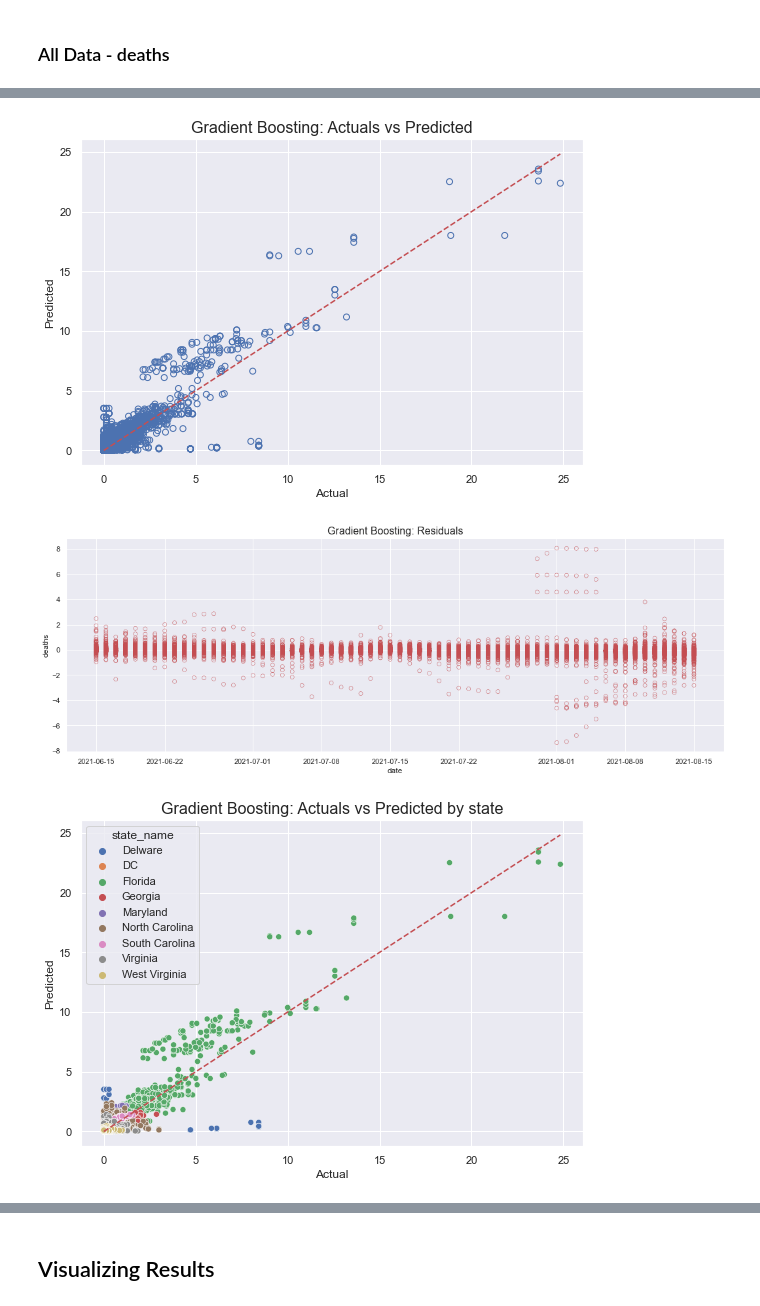
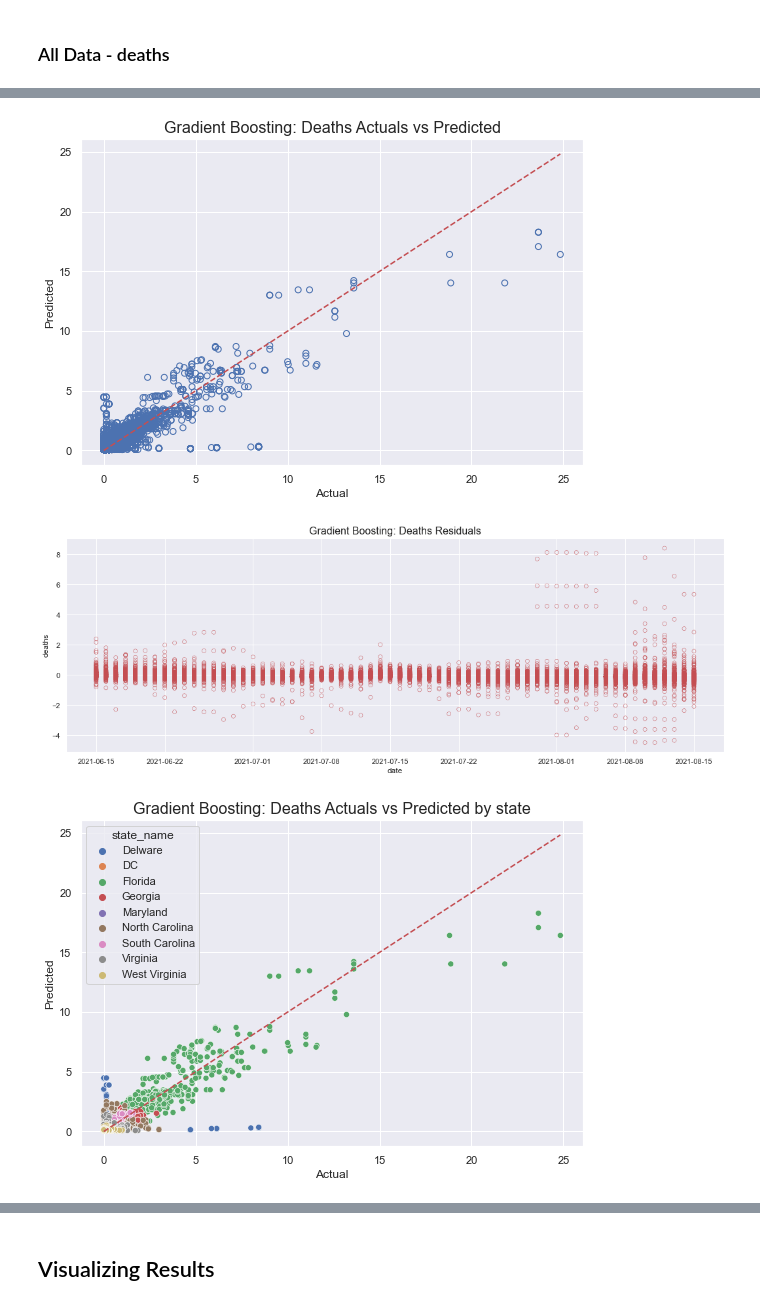
Before and after one commit to ehmartens/cs5644-project, a Jupyter notebook: Modeling Notebook.ipynb, the cells around one changed output, grey strips where cells are left out. Drawn from its saved outputs; the diff is of its cells as text; code cells hidden in the pictures.

Commit message:
Updating GB graphs/params

```diff
--- a/Modeling Notebook.ipynb
+++ b/Modeling Notebook.ipynb
@@ -91,7 +90,7 @@ unpivoted_deaths_test = unpivoted_deaths[unpivoted_deaths['date'] > train_end_da
 # %% [markdown]
 ## Plotting functions
 # %%
-def plot_predictions(y_test, y_pred, model_name=None):
+def plot_predictions(y_test, y_pred, model_name=None, target_name=None):
     plt.figure(figsize=(9,6))
     plt.scatter(y_test, y_pred, color='none', edgecolor='b')
     xymin = min(np.min(y_test), np.min(y_pred))
@@ -100,12 +99,12 @@ def plot_predictions(y_test, y_pred, model_name=None):
     plt.xlabel('Actual')
     plt.ylabel('Predicted')
     if model_name:
-        plt.title(f'{model_name}: Actuals vs Predicted', fontsize=16)
+        plt.title(f'{model_name}: {target_name} Actuals vs Predicted', fontsize=16)
     else:
         plt.title('Actuals vs Predicted', fontsize=16)
     plt.show()
 
-def plot_predictions_w_state(y_test, y_pred, unpivoted_test_df, model_name=None):
+def plot_predictions_w_state(y_test, y_pred, unpivoted_test_df, model_name=None, target_name=None):
     plt.figure(figsize=(9,6))
     sns.scatterplot(x=y_test, y=y_pred, hue=unpivoted_test_df['state_name'])
     xymin = min(np.min(y_test), np.min(y_pred))
@@ -114,34 +113,34 @@ def plot_predictions_w_state(y_test, y_pred, unpivoted_test_df, model_name=None)
     plt.xlabel('Actual')
     plt.ylabel('Predicted')
     if model_name:
-        plt.title(f'{model_name}: Actuals vs Predicted by state', fontsize=16)
+        plt.title(f'{model_name}: {target_name} Actuals vs Predicted by state', fontsize=16)
     else:
         plt.title('Actuals vs Predicted by state', fontsize=16)
     plt.show()
 
-def plot_residuals(X_test, residuals, model_name=None):
+def plot_residuals(X_test, residuals, model_name=None, target_name=None):
     plt.figure(figsize=(18, 6))
     sns.scatterplot(x=df['date'], y=residuals, color='none', edgecolor='r')
     if model_name:
-        plt.title(f'{model_name}: Residuals', fontsize=16)
+        plt.title(f'{model_name}: {target_name} Residuals', fontsize=16)
     else:
         plt.title('Residuals', fontsize=16)
     plt.show()
 
-def plot_residuals_w_state(X_test, residuals, unpivoted_test_df, model_name=None):
+def plot_residuals_w_state(X_test, residuals, unpivoted_test_df, model_name=None, target_name=None):
     plt.figure(figsize=(18, 6))
     sns.scatterplot(x=df['date'], y=residuals, hue=unpivoted_test_df['state_name'])
     if model_name:
-        plt.title(f'{model_name}: Residuals by state', fontsize=16)
+        plt.title(f'{model_name}: {target_name} Residuals by state', fontsize=16)
     else:
         plt.title('Residuals by state', fontsize=16)
     plt.show()
 # %% [markdown]
 ## Modeling functions
 # %%
-def run_full_pipeline(model, X_train, y_train, X_test, y_test, unpivoted_test_df, model_name=None):
+def run_full_pipeline(model, X_train, y_train, X_test, y_test, unpivoted_test_df, model_name=None, target_name=None):
     if model_name:
-        print(f'{model_name}')
+        print(f'{model_name}: {target_name}')
     # Cross validate and report scores:
     scores = modeler.cv_model(model, X_train, y_train)
     print('Cross-Validation Scores:')
@@ -154,10 +153,10 @@ def run_full_pipeline(model, X_train, y_train, X_test, y_test, unpivoted_test_df
     print(f'Time to fit model: {fit_time}')
     print(f'Time to fit model and predict: {fit_time}')
     # Plots
-    plot_predictions(y_test, y_pred, model_name)
-    plot_residuals(X_test, residuals, model_name)
-    plot_predictions_w_state(y_test, y_pred, unpivoted_test_df, model_name)
-    plot_residuals_w_state(X_test, residuals, unpivoted_test_df, model_name)
+    plot_predictions(y_test, y_pred, model_name, target_name)
+    plot_residuals(X_test, residuals, model_name, target_name)
+    plot_predictions_w_state(y_test, y_pred, unpivoted_test_df, model_name, target_name)
+    plot_residuals_w_state(X_test, residuals, unpivoted_test_df, model_name, target_name)
     return y_pred, residuals, rmse, r2, fit_time
 # %% [markdown]
 ## Linear Regression
@@ -229,7 +277,7 @@ deaths_pred_dt, deaths_residuals_dt, deaths_rmse_dt, deaths_r2_dt, deaths_fit_ti
 # %% [markdown]
 # Gradient Boosting
 # %%
-gb_model = GradientBoostingRegressor()
+gb_model = GradientBoostingRegressor(random_state=1, max_depth=2, n_estimators=50)
 # %% [markdown]
 ### All Data - Cases
 # %%
@@ -251,5 +308,13 @@ Time to train model: 288.7507576942444
 # %% [markdown]
 ### All Data - deaths
 # %%
-deaths_pred_gb, deaths_residuals_gb, deaths_rmse_gb, deaths_r2_gb, deaths_fit_time_gb = run_full_pipeline(gb_model, X_train, y_train_deaths, X_test, y_test_deaths, unpivoted_deaths_test, 'Gradient Boosting')
+deaths_pred_gb, deaths_residuals_gb, deaths_rmse_gb, deaths_r2_gb, deaths_fit_time_gb = run_full_pipeline(
+    gb_model
+    , X_train
+    , y_train_deaths
+    , X_test
+    , y_test_deaths
+    , unpivoted_deaths_test
+    , 'Gradient Boosting'
+    , 'Deaths')
 # %% [output]
@@ -265,3 +330,3 @@ Time to train model: 289.6338429450989
-[figure, old version]
+[figure, new version]
-[figure, old version]
+[figure, new version]
-[figure, old version]
+[figure, new version]
```
Also changed, not shown: parts of 9 cells of this notebook, 3 other files.
